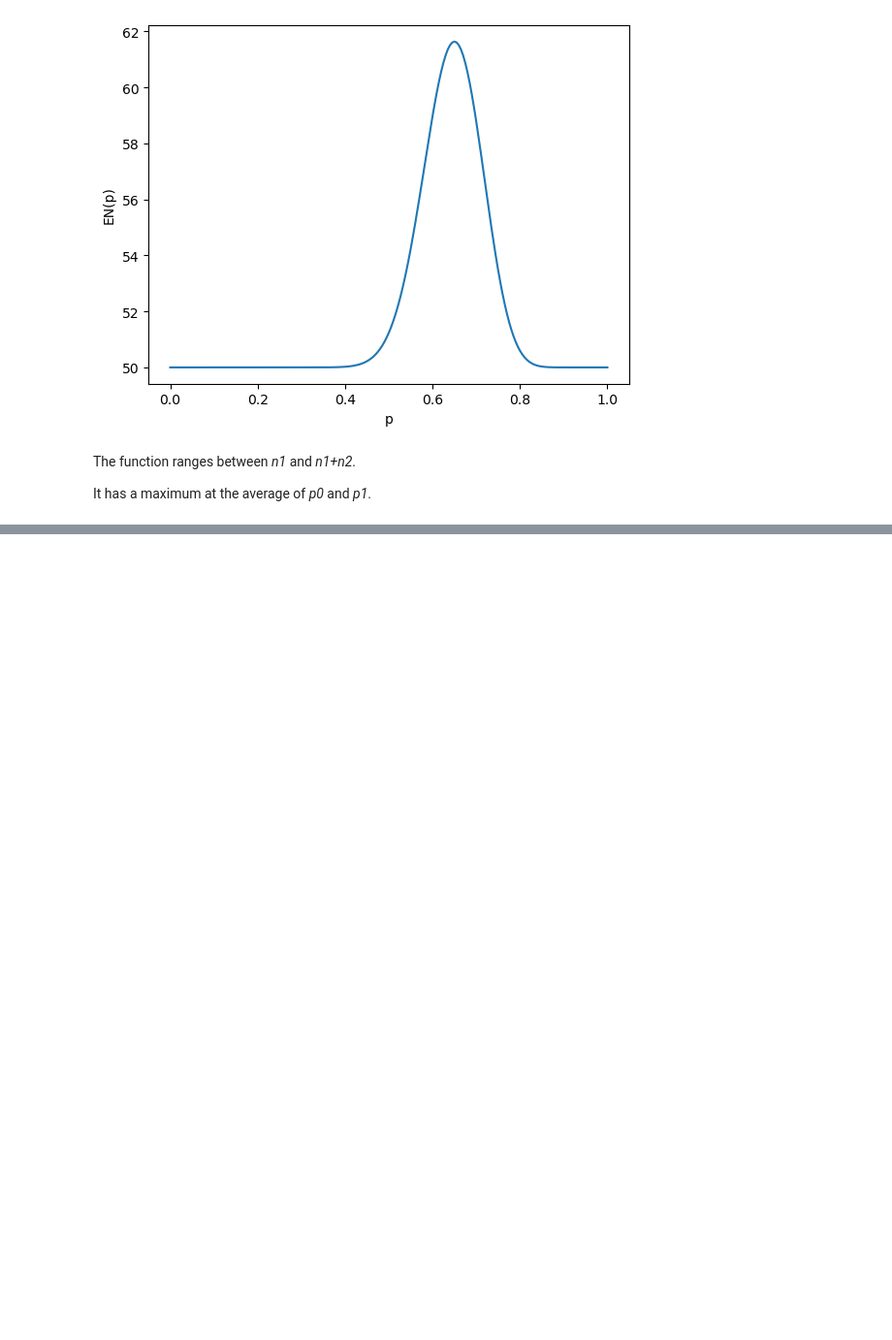
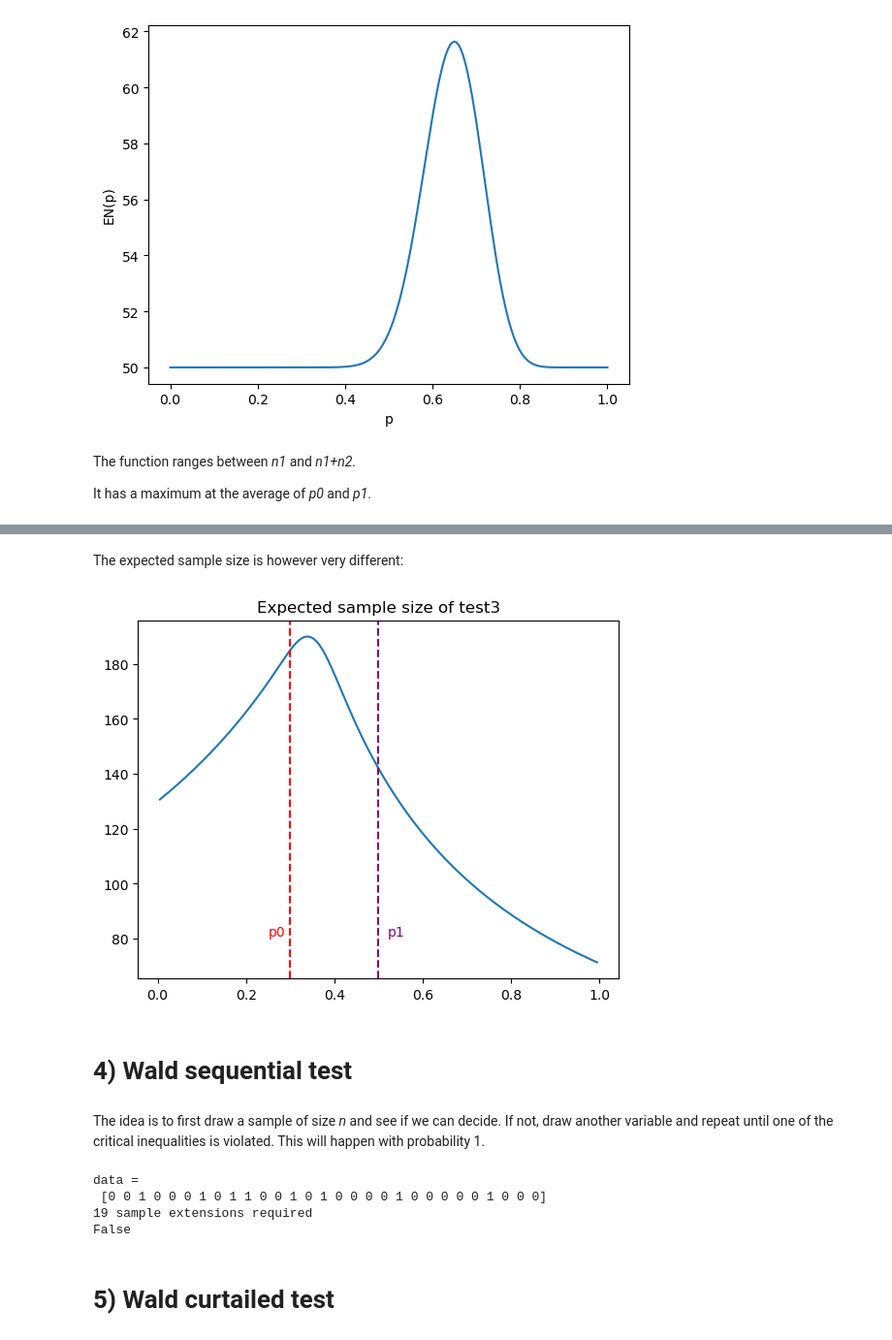
Before and after one commit to PrinceOfCzechia/sequential-test-sim, a Jupyter notebook: notebook.ipynb, the cells around one changed output, grey strips where cells are left out. Shown at 97% size. Drawn from its saved outputs; the diff is of its cells as text; code cells hidden in the pictures; blank space fills up the shorter version.

```diff
--- a/notebook.ipynb
+++ b/notebook.ipynb
@@ -202,0 +282,21 @@ It has a maximum at the average of *p0* and *p1*.
+# %% [markdown]
+The expected sample size is however very different:
+# %%
+arr_p = np.linspace( 0.005, 0.995, 199 ) # funnily enough, 0 and 1 result in divide by zero exception
+c = eval_c( N, p0, alpha )
+arr_EN3 = EN3( arr_p, c, N )
+
+# plot of expected sample size
+plt.plot( arr_p, arr_EN3 )
+plt.axvline( x=p0, color='red', linestyle='--' )
+plt.text( p0-0.01, 80, 'p0', color='red', verticalalignment='bottom', horizontalalignment='right' )
+plt.axvline( x=p1, color='purple', linestyle='--' )
+plt.text( p1+0.02, 80, 'p1', color='purple', verticalalignment='bottom', horizontalalignment='left' )
+plt.title( 'Expected sample size of test3' )
+plt.show()
+# %% [output]
+[figure, added]
+# %% [markdown]
+# 4) Wald sequential test
+# %% [markdown]
+The idea is to first draw a sample of size *n* and see if we can decide. If not, draw another variable and repeat until one of the critical inequalities is violated. This will happen with probability 1.
@@ -202,0 +332,9 @@ It has a maximum at the average of *p0* and *p1*.
+# %%
+print( test4( 0.45, n_init = 10, verbose = True ) )
+# %% [output]
+data =
+ [0 0 1 0 0 0 1 0 1 1 0 0 1 0 1 0 0 0 0 1 0 0 0 0 0 1 0 0 0]
+19 sample extensions required
+False
+# %% [markdown]
+# 5) Wald curtailed test
```
Also changed, not shown: parts of 15 cells of this notebook.
